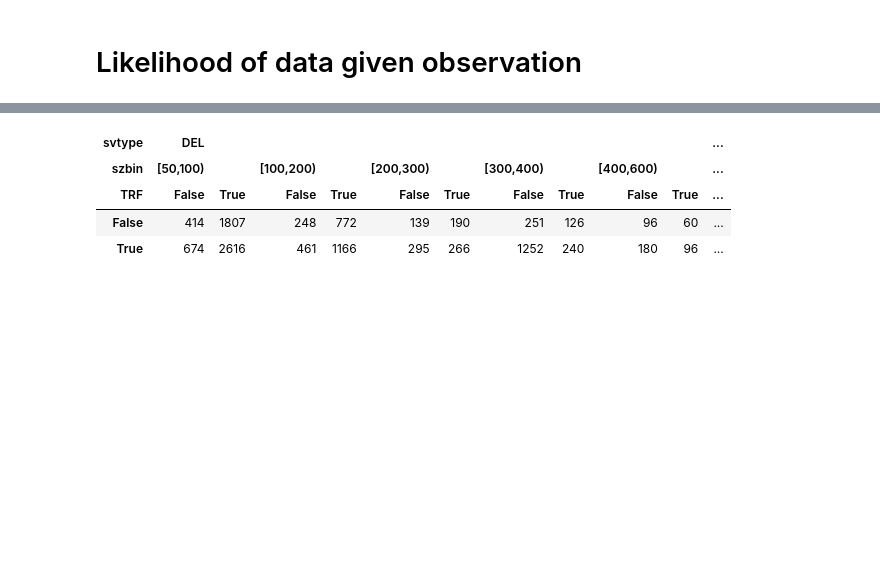
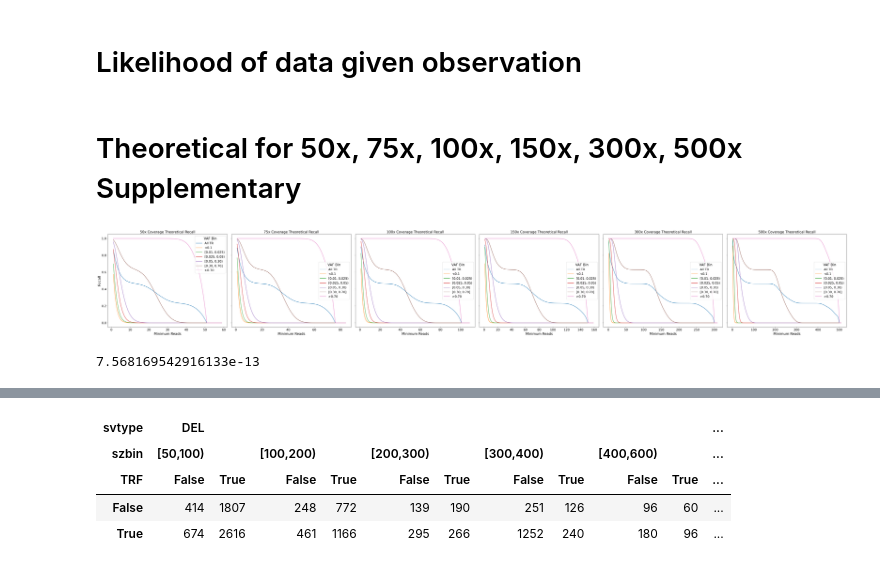
Before and after one commit to BCM-HGSC/SMaHT_MIMS, a Jupyter notebook: coverage_calculator/ModelingVAFx.ipynb, the cells around one changed output, grey strips where cells are left out. Saved outputs shown, nothing was run; the diff lists cells and outputs as text; code cells hidden in the pictures; blank space fills up the shorter version.

```diff
--- a/coverage_calculator/ModelingVAFx.ipynb
+++ b/coverage_calculator/ModelingVAFx.ipynb
@@ -446,2 +452,58 @@ from scipy.stats import chi2_contingency
+# %% [markdown]
+# Theoretical for 50x, 75x, 100x, 150x, 300x, 500x Supplementary
 # %%
-count = pd.read_csv("/Users/english/code/SMaHT_MIMS/scripts/delme.counts.tsv", sep='\t')
+mbins = [(0, 1, 'All TR'),
+         (0, 0.01, '<0.1'),
+         (0.01, 0.025, '[0.01, 0.025)'),
+         (0.025, 0.05, '[0.025, 0.05)'),
+         (0.05, 0.30, '[0.05, 0.30)'),
+         (0.05, 0.70, '[0.30, 0.70]'),
+         (0.70, 1, '>0.70')]
+
+b = [0] + [_[1] for _ in mbins[1:]]
+l = [_[2] for _ in mbins[1:]]
+
+rows = []
+for cov_upper in [50, 75, 100, 150, 300, 500]:
+    for lower, upper, vaf_bin in mbins:
+        for minread in range(1, cov_upper + 10):
+            rows.append([vaf_bin, vaf_over_range(lower, upper, vafs, cov_upper, minread), minread, cov_upper])
+theo_full = pd.DataFrame(rows, columns=['VAF Bin', "recall", "min reads", "coverage"])
+# %%
+depths = [50, 75, 100, 150, 300, 500]
+
+fig_width = 8# 9 * len(depths)
+font_size = scaled_fontsize(base_size=14, fig_width=fig_width, min_size=7)
+
+plt.rcParams.update({
+    "font.size": font_size,
+    "axes.titlesize": font_size,
+    "axes.labelsize": font_size,
+    "xtick.labelsize": font_size * 0.9,
+    "ytick.labelsize": font_size * 0.9,
+    "legend.fontsize": font_size * 0.9,
+})
+
+fig, ax = plt.subplots(nrows=1,
+                       ncols=len(depths),
+                       figsize=(9 * len(depths), fig_width),
+                       squeeze=False,
+                       sharex=False,
+                       sharey='row',
+                       dpi=180,
+                      )
+for idx, depth in enumerate(depths):
+    p = sb.lineplot(data=theo_full[theo_full['coverage'] == depths[idx]],
+                x='min reads',
+                y='recall',
+                hue='VAF Bin',
+                ax=ax[0][idx])
+    p.set(title=f"{depths[idx]}x Coverage Theoretical Recall", ylabel="Recall", xlabel="Minimum Reads")
+plt.tight_layout()
+plt.show()
+# %% [output]
+[figure, added]
+# %%
+vaf_over_range(0.30, 0.70, vafs, 500, 550)
+# %% [output]
+7.568169542916133e-13
```
Also changed, not shown: parts of 10 cells of this notebook, 1 other file.
